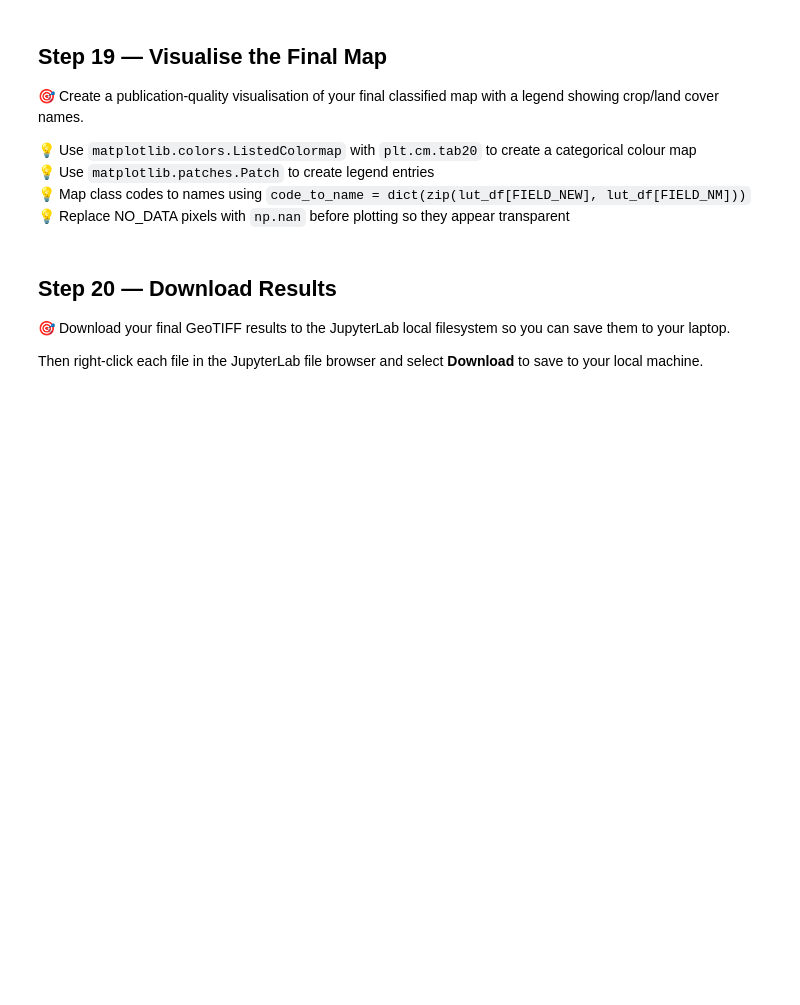
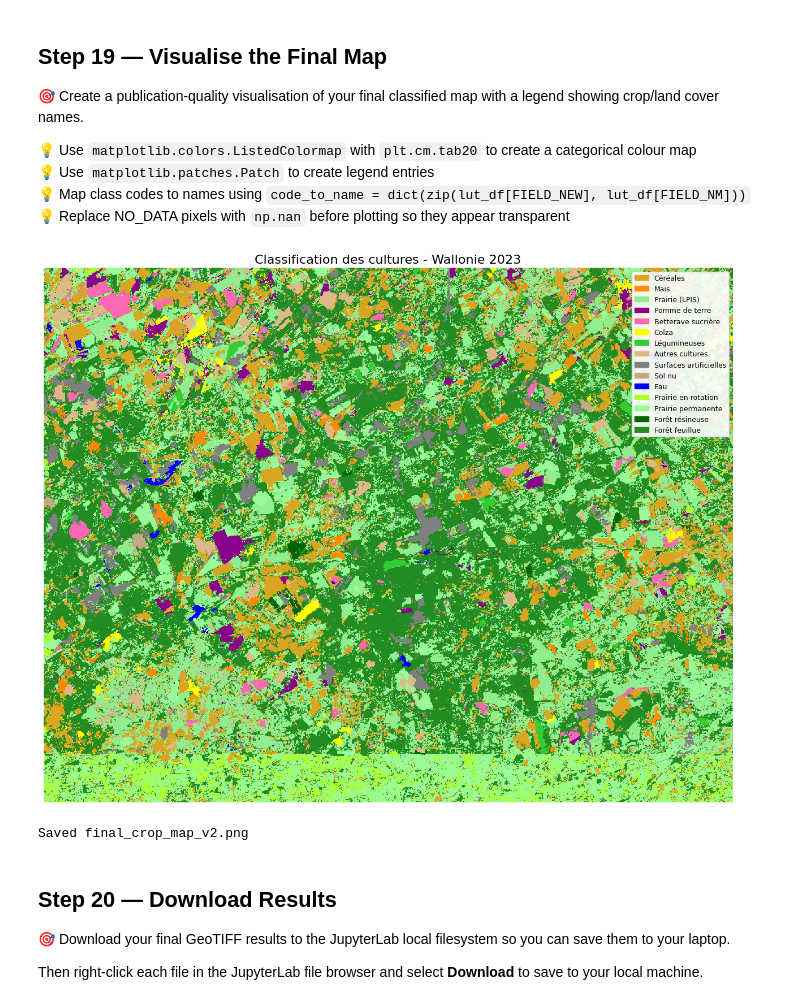
Before and after one commit to KlitiHamataj/crop-classification, a Jupyter notebook: student_workbook.ipynb, the cells around one changed output. Saved outputs shown, nothing was run; the diff lists cells and outputs as text; code cells hidden in the pictures; blank space fills up the shorter version.

```diff
--- a/student_workbook.ipynb
+++ b/student_workbook.ipynb
@@ -679,7 +679,8 @@ with open('feature_names.json', 'r') as f:
     feat_names = json.load(f)
 
 # Rebuild feature stack from composites
-comp_blobs = sorted([b.name for b in get_cc().list_blobs(name_starts_with='composites/')])
+comp_blobs = sorted([b.name for b in get_cc().list_blobs(name_starts_with='composites/')
+                     if '/' not in b.name.replace('composites/', '')])
 
 arr0, ref_profile = read_blob_roi(comp_blobs[0])
 rows, cols = arr0.shape
@@ -1085,12 +1216,18 @@ def majority_filter(arr, ws=3):
     Apply a majority (mode) filter to a 2D integer array.
     Each pixel is replaced by the most common value in its ws x ws neighbourhood.
     """
-    # YOUR CODE HERE
-    pass
+    def mode_func(x):
+        return sp_mode(x.astype(int), keepdims=False).mode
+    return generic_filter(arr.astype(float), mode_func, size=ws, mode='nearest')
 
 
 # Apply filter and save result
 print('Applying majority filter...')
-# YOUR CODE HERE
+filtered_map = majority_filter(reclass_map, ws=3)
+filtered_map = filtered_map.astype('int32')
+
+print(f"Unique classes: {np.unique(filtered_map).tolist()}")
+
+write_blob(filtered_map.astype('float32'), ref_profile, 'results/reclassification_RF_filtered.tif')
 
 # ✅ Expected: reclassification_RF_filtered.tif saved to Blob Storage
@@ -1127,3 +1247,58 @@ from matplotlib.colors import ListedColormap
+# %%
+import matplotlib.pyplot as plt
+import matplotlib.patches as mpatches
+from matplotlib.colors import ListedColormap
+
+# Define classes, names, and colors
+class_info = {
+    100:  ('Céréales', '#DAA520'),
+    200:  ('Maïs', '#FF8C00'),
+    300:  ('Prairie (LPIS)', '#90EE90'),
+    400:  ('Pomme de terre', '#8B008B'),
+    500:  ('Betterave sucrière', '#FF69B4'),
+    600:  ('Colza', '#FFFF00'),
+    700:  ('Légumineuses', '#32CD32'),
+    800:  ('Autres cultures', '#DEB887'),
+    900:  ('Surfaces artificielles', '#808080'),
+    1000: ('Sol nu', '#C4A882'),
+    1100: ('Eau', '#0000FF'),
+    1200: ('Prairie en rotation', '#ADFF2F'),
+    1300: ('Prairie permanente', '#98FB98'),
+    1400: ('Forêt résineuse', '#006400'),
+    1500: ('Forêt feuillue', '#228B22'),
+}
+
+
+# 1. Get unique class codes from filtered_map
+unique_classes = sorted([c for c in np.unique(filtered_map) if c in class_info])
+
+# Build colormap
+colors = [class_info[c][1] for c in unique_classes]
+cmap = ListedColormap(colors)
+
+# Map values to indices for plotting
+plot_data = np.full_like(filtered_map, dtype=float, fill_value=np.nan)
+for i, c in enumerate(unique_classes):
+    plot_data[filtered_map == c] = i
+
+# Build legend
+patches = [mpatches.Patch(color=class_info[c][1], label=class_info[c][0]) for c in unique_classes]
+
+# Plot
+fig, ax = plt.subplots(figsize=(16, 10))
+ax.imshow(plot_data, cmap=cmap, interpolation='nearest')
+ax.legend(handles=patches, loc='upper right', fontsize=9, framealpha=0.9)
+ax.set_title('Classification des cultures - Wallonie 2023', fontsize=16)
+ax.set_axis_off()
+plt.tight_layout()
+plt.savefig('final_crop_map_v2.png', dpi=200, bbox_inches='tight')
+plt.show()
+print("Saved final_crop_map_v2.png")
+
+# ✅ Expected: colourful crop map with legend showing crop/landcover names
+# %% [output]
+[figure, added]
+Saved final_crop_map_v2.png
 # %% [markdown]
 ## Step 20 — Download Results
 
```
Also changed, not shown: parts of 10 cells of this notebook, 6 other files.
